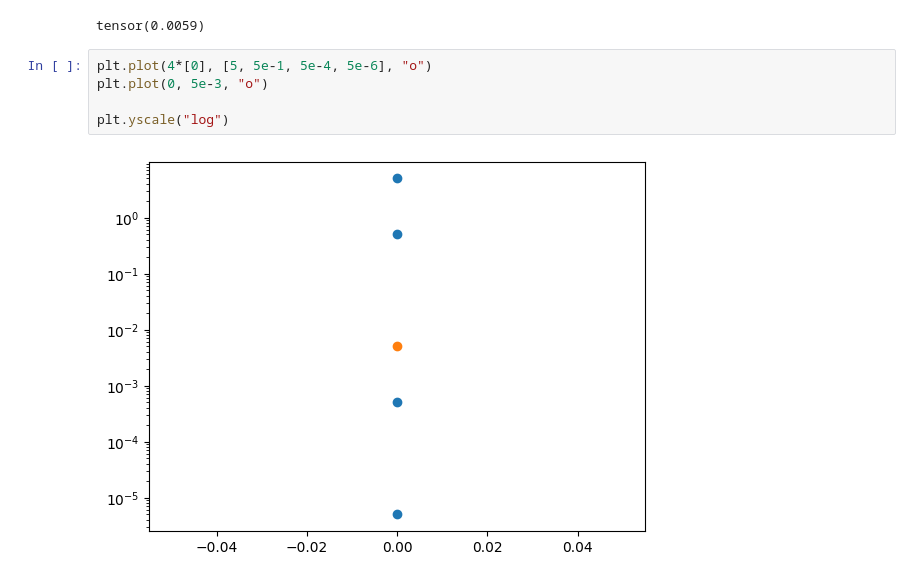
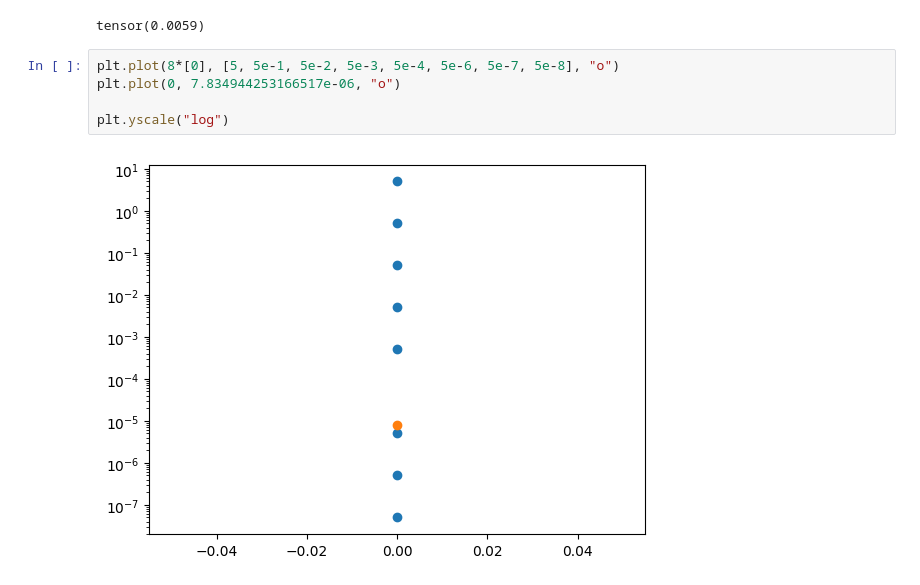
Before and after one commit to H-IAAC/WorldMachine, a Jupyter notebook: dev/LongTrain.ipynb, the cells around one changed output. Saved outputs shown, nothing was run; the diff lists cells and outputs as text.

```diff
--- a/dev/LongTrain.ipynb
+++ b/dev/LongTrain.ipynb
@@ -221,9 +221,9 @@ total_loss
 # %% [output]
 tensor(0.0059)
 # %%
-plt.plot(4*[0], [5, 5e-1, 5e-4, 5e-6], "o")
-plt.plot(0, 5e-3, "o")
+plt.plot(8*[0], [5, 5e-1, 5e-2, 5e-3, 5e-4, 5e-6, 5e-7, 5e-8], "o")
+plt.plot(0, 7.834944253166517e-06, "o")
 
 plt.yscale("log")
 # %% [output]
-[figure, old version]
+[figure, new version]
```
Also changed, not shown: parts of 1 cell of this notebook, 1 other file.
